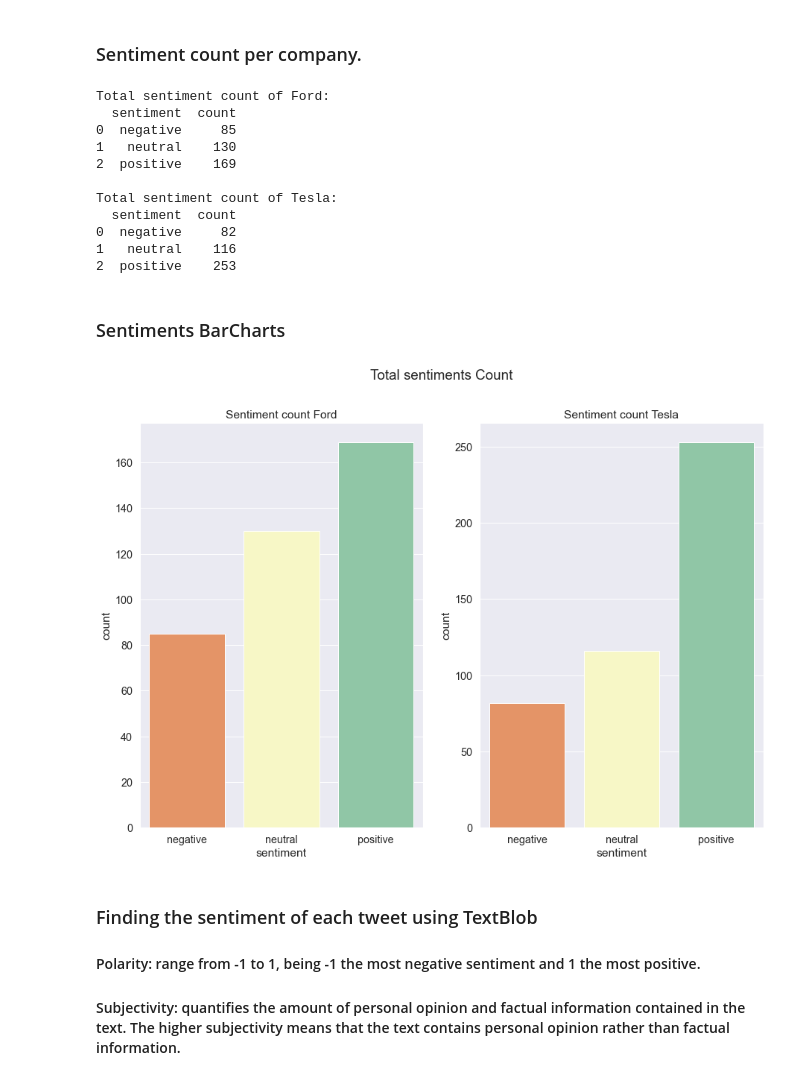
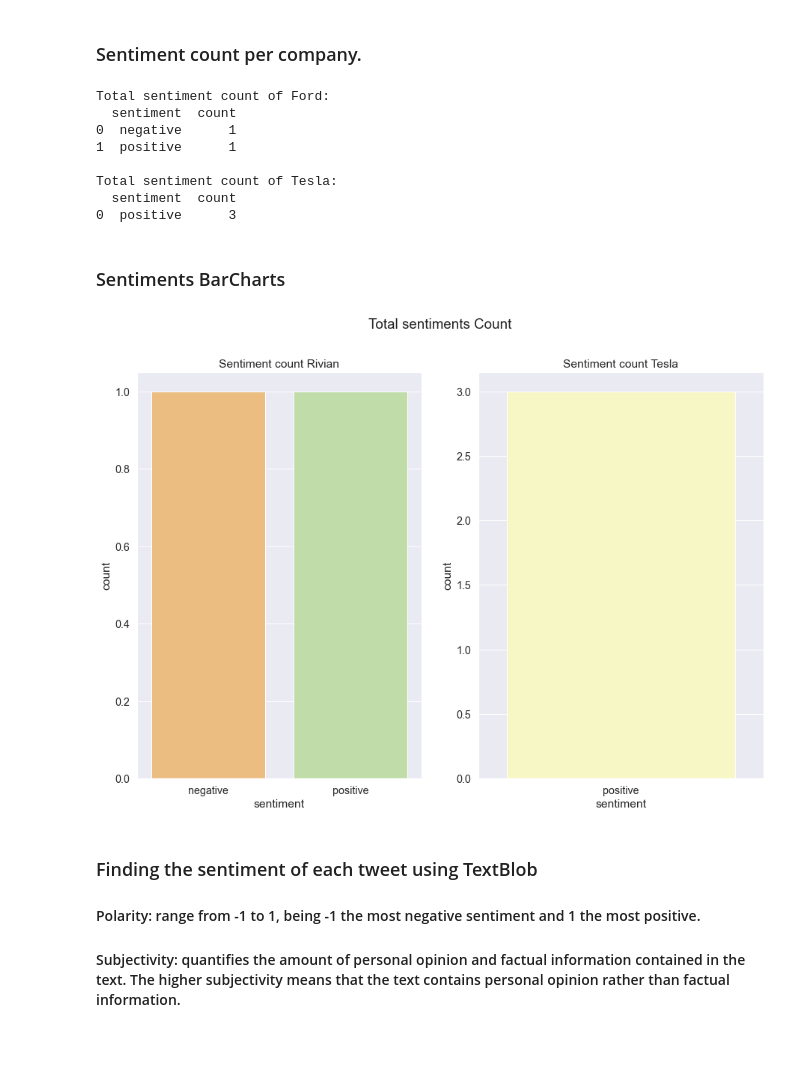
Before and after one commit to MestreD/NLP_Task, a Jupyter notebook: NLP_Task.ipynb, the cells around one changed output. Cells and saved outputs as stored; diff of their text form; code cells hidden in the pictures; blank space fills up the shorter version.

```diff
--- a/NLP_Task.ipynb
+++ b/NLP_Task.ipynb
@@ -73,14 +76,15 @@ api = tw.API(auth)
 # %%
 
 # Function to perform data extraction from twitter.
-def scrape(words, date_since, numtweet):
+def scrape(words, start_date, end_date, numtweet):
 # We are using .Cursor() to search
 # through twitter for the required tweets.
 # The number of tweets can be
 # restricted using .items(number of tweets)
     tweets = tw.Cursor(api.search_tweets,
                                words, lang="en",
-                               since_id=date_since,
+                               since=start_date,
+                               until=end_date,
                                tweet_mode='extended').items(numtweet)
 # .Cursor() returns an iterable object. Each item in
 # the iterator has various attributes
@@ -133,7 +137,7 @@ def clean_text(text, custom_stopword):
   cleaned = " ".join(normalizer.lemmatize(word, get_part_of_speech(word)) for word in cleaned.split())
   return cleaned
 
-# Funtion to bluid and plot a WordCloud.
+# Function to build and plot a WordCloud.
 def wordcloud(str1, str2):
     wordcloud1 = WordCloud (
                     background_color = 'white',
@@ -148,11 +152,11 @@ def wordcloud(str1, str2):
 #plot the wordcloud object
     plt.figure(figsize = (15,10))
     plt.subplot(1,2,1)
-    plt.title("Tesla WordCloud")
+    plt.title("Ford WordCloud")
     plt.imshow(wordcloud1, interpolation='bilInear')
     plt.axis('off')
     plt.subplot(1,2,2)
-    plt.title("Ford WordCloud")
+    plt.title("Tesla WordCloud")
     plt.imshow(wordcloud2, interpolation='bilInear')
     plt.axis('off')
     plt.show()
@@ -172,5 +176,5 @@ def sentiment(text):
 # %% [markdown]
 ### Getting the data from twitter.
 # %%
-tesla = scrape("Tesla", 2022-0o1-0o1, 1000)
-ford = scrape("Ford", 2022-0o1-0o1, 1000)
+tesla = scrape("TSLA", 2022-0o1-0o1, 2022-0o2-0o1, 10)
+rivian = scrape("RIVN", 2022-0o1-0o1, 2022-0o2-0o1, 10)
@@ -226,10 +215,9 @@ wordcloud(ford_preprocess, tesla_preprocess)
 # %%
 # In this case we just need to clean the data and create a new column with it.
 tesla["clean_tweet"] = tesla["tweets"].apply(lambda x: clean_text(x, custom_stopwords))
-ford["clean_tweet"] = ford["tweets"].apply(lambda x: clean_text(x, custom_stopwords))
+rivian["clean_tweet"] = rivian["tweets"].apply(lambda x: clean_text(x, custom_stopwords))
 # Now we can apply the sentiment function and create a new column with it.
 tesla["sentiment"] = tesla["clean_tweet"].apply(sentiment)
-ford["sentiment"] = ford["clean_tweet"].apply(sentiment)
-print(ford.tail())
-print(tesla.tail())
+rivian["sentiment"] = rivian["clean_tweet"].apply(sentiment)
+rivian.head()
 # %% [output]
@@ -255,55 +229,50 @@ print(tesla.tail())
 # %%
 # Total sentiment count
 sentiment_count_tesla =  tesla.groupby('sentiment')['sentiment'].count()
-sentiment_count_ford =  ford.groupby('sentiment')['sentiment'].count()
+sentiment_count_rivian = rivian.groupby('sentiment')['sentiment'].count()
 #Creating a df with that count to plot later.
 total_sentiments_tesla = sentiment_count_tesla.to_frame()
 total_sentiments_tesla.rename(columns={"sentiment":"count"}, inplace=True)
 total_sentiments_tesla.reset_index(inplace=True)
 
-total_sentiments_ford = sentiment_count_ford.to_frame()
-total_sentiments_ford.rename(columns={"sentiment":"count"}, inplace=True)
-total_sentiments_ford.reset_index(inplace=True)
+total_sentiments_rivian = sentiment_count_rivian.to_frame()
+total_sentiments_rivian.rename(columns={"sentiment":"count"}, inplace=True)
+total_sentiments_rivian.reset_index(inplace=True)
 
 print("Total sentiment count of Ford:")
-print(total_sentiments_ford)
+print(total_sentiments_rivian)
 print("\nTotal sentiment count of Tesla: ")
 print(total_sentiments_tesla)
 
 # Sentiment count by day
 day_tesla_sentiment_count = tesla.groupby([pd.Grouper(key='tweet_date', axis=0,
                       freq='D', sort=True), "sentiment"])['sentiment'].count()
-day_ford_sentiment_count = ford.groupby([pd.Grouper(key='tweet_date', axis=0,
+day_rivian_sentiment_count = rivian.groupby([pd.Grouper(key='tweet_date', axis=0,
                       freq='D', sort=True), "sentiment"])['sentiment'].count()
 #day_tesla_sentiment_count
 # %% [output]
 Total sentiment count of Ford:
   sentiment  count
-0  negative     85
-1   neutral    130
-2  positive    169
+0  negative      1
+1  positive      1
 
 Total sentiment count of Tesla:
   sentiment  count
-0  negative     82
-1   neutral    116
-2  positive    253
+0  positive      3
 # %% [markdown]
 ### Sentiments BarCharts
 # %%
-# Convetir en una funcion.
-
 plt.figure(figsize=(15,10))
 plt.suptitle("Total sentiments Count")
 plt.subplot(1,2,1)
-plt.title("Sentiment count Ford")
-sns.barplot(x="sentiment", y="count", data=total_sentiments_ford, palette="Spectral")
+plt.title("Sentiment count Rivian")
+sns.barplot(x="sentiment", y="count", data=total_sentiments_rivian, palette="Spectral")
 plt.subplot(1,2,2)
 plt.title("Sentiment count Tesla")
 sns.barplot(x="sentiment", y="count", data=total_sentiments_tesla, palette="Spectral")
 plt.show()
 # %% [output]
-[figure, old version]
+[figure, new version]
 # %% [markdown]
 ### Finding the sentiment of each tweet using TextBlob
 #### Polarity: range from -1 to 1, being -1 the most negative sentiment and 1 the most positive.
```
Also changed, not shown: parts of 13 cells of this notebook.
